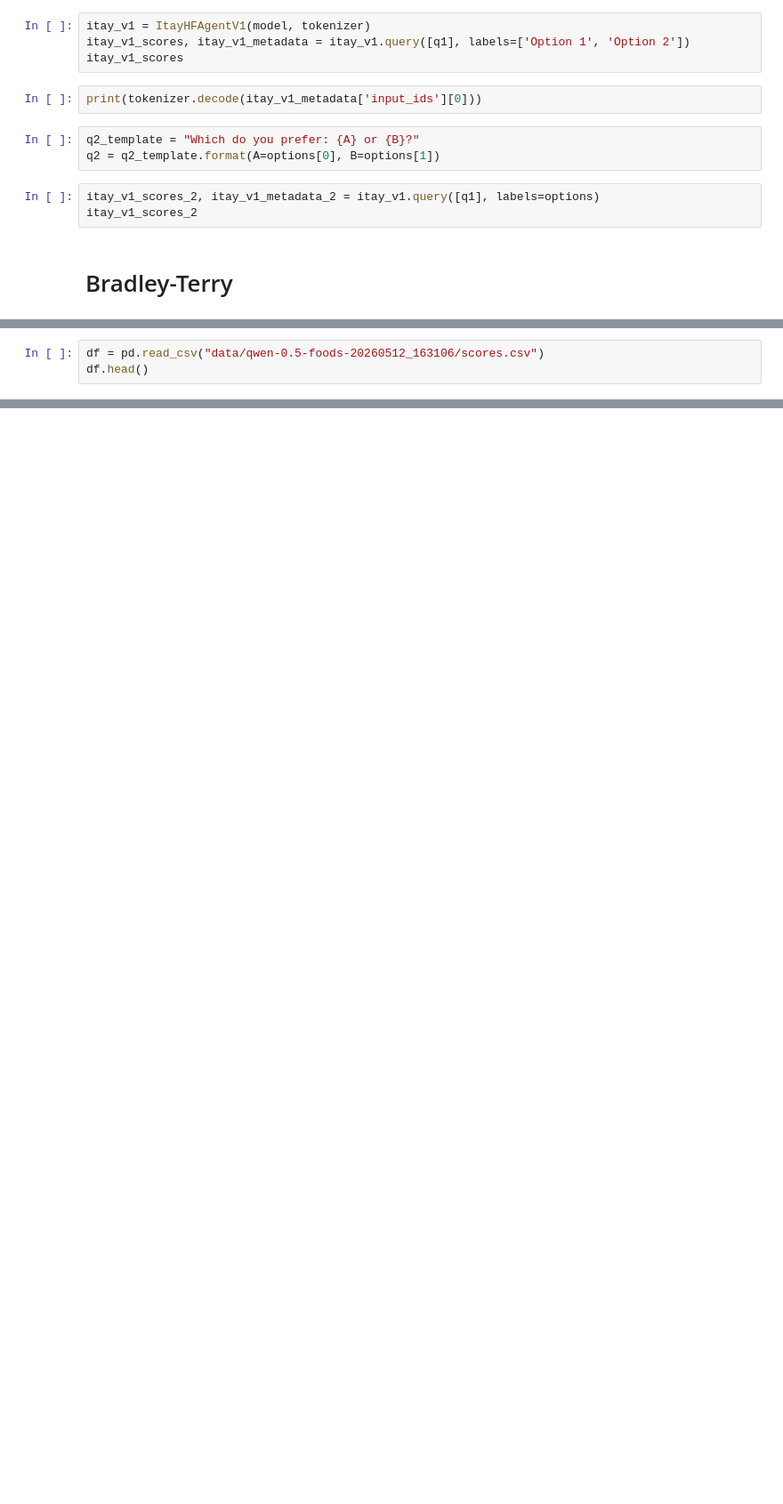
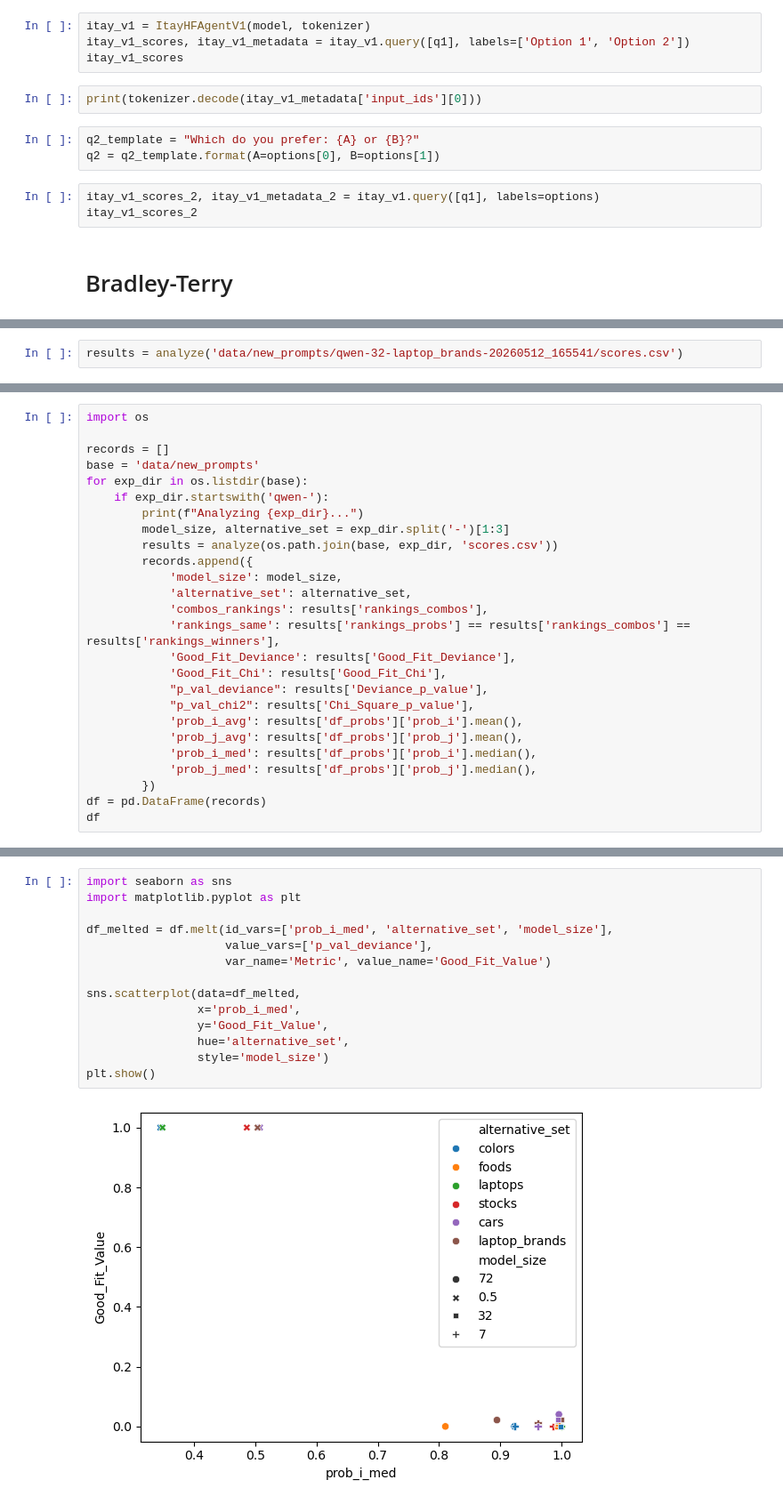
Before and after one commit to lotanamit5/WhatDoLLMsWant, a Jupyter notebook: examine_querying_methods.ipynb, the cells around one changed output, grey strips where cells are left out. Shown at 89% size. Cells and saved outputs as stored; diff of their text form; blank space fills up the shorter version.

```diff
--- a/examine_querying_methods.ipynb
+++ b/examine_querying_methods.ipynb
@@ -414,3 +503,0 @@ def evaluate_fit(combinations_df: pd.DataFrame, predicted_probs: np.ndarray) ->
-# %%
-df = pd.read_csv("data/qwen-0.5-foods-20260512_163106/scores.csv")
-df.head()
@@ -573,0 +570,2 @@ print(sorted(final_rankings.items(), key=lambda x: x[1], reverse=True))
+# %%
+results = analyze('data/new_prompts/qwen-32-laptop_brands-20260512_165541/scores.csv')
@@ -573,0 +592,26 @@ print(sorted(final_rankings.items(), key=lambda x: x[1], reverse=True))
+# %%
+import os
+
+records = []
+base = 'data/new_prompts'
+for exp_dir in os.listdir(base):
+    if exp_dir.startswith('qwen-'):
+        print(f"Analyzing {exp_dir}...")
+        model_size, alternative_set = exp_dir.split('-')[1:3]
+        results = analyze(os.path.join(base, exp_dir, 'scores.csv'))
+        records.append({
+            'model_size': model_size,
+            'alternative_set': alternative_set,
+            'combos_rankings': results['rankings_combos'],
+            'rankings_same': results['rankings_probs'] == results['rankings_combos'] == results['rankings_winners'],
+            'Good_Fit_Deviance': results['Good_Fit_Deviance'],
+            'Good_Fit_Chi': results['Good_Fit_Chi'],
+            "p_val_deviance": results['Deviance_p_value'],
+            "p_val_chi2": results['Chi_Square_p_value'],
+            'prob_i_avg': results['df_probs']['prob_i'].mean(),
+            'prob_j_avg': results['df_probs']['prob_j'].mean(),
+            'prob_i_med': results['df_probs']['prob_i'].median(),
+            'prob_j_med': results['df_probs']['prob_j'].median(),
+        })
+df = pd.DataFrame(records)
+df
@@ -573,0 +653,16 @@ print(sorted(final_rankings.items(), key=lambda x: x[1], reverse=True))
+# %%
+import seaborn as sns
+import matplotlib.pyplot as plt
+
+df_melted = df.melt(id_vars=['prob_i_med', 'alternative_set', 'model_size'],
+                    value_vars=['p_val_deviance'],
+                    var_name='Metric', value_name='Good_Fit_Value')
+
+sns.scatterplot(data=df_melted,
+                x='prob_i_med',
+                y='Good_Fit_Value',
+                hue='alternative_set',
+                style='model_size')
+plt.show()
+# %% [output]
+[figure, added]
```
Also changed, not shown: parts of 40 cells of this notebook.
